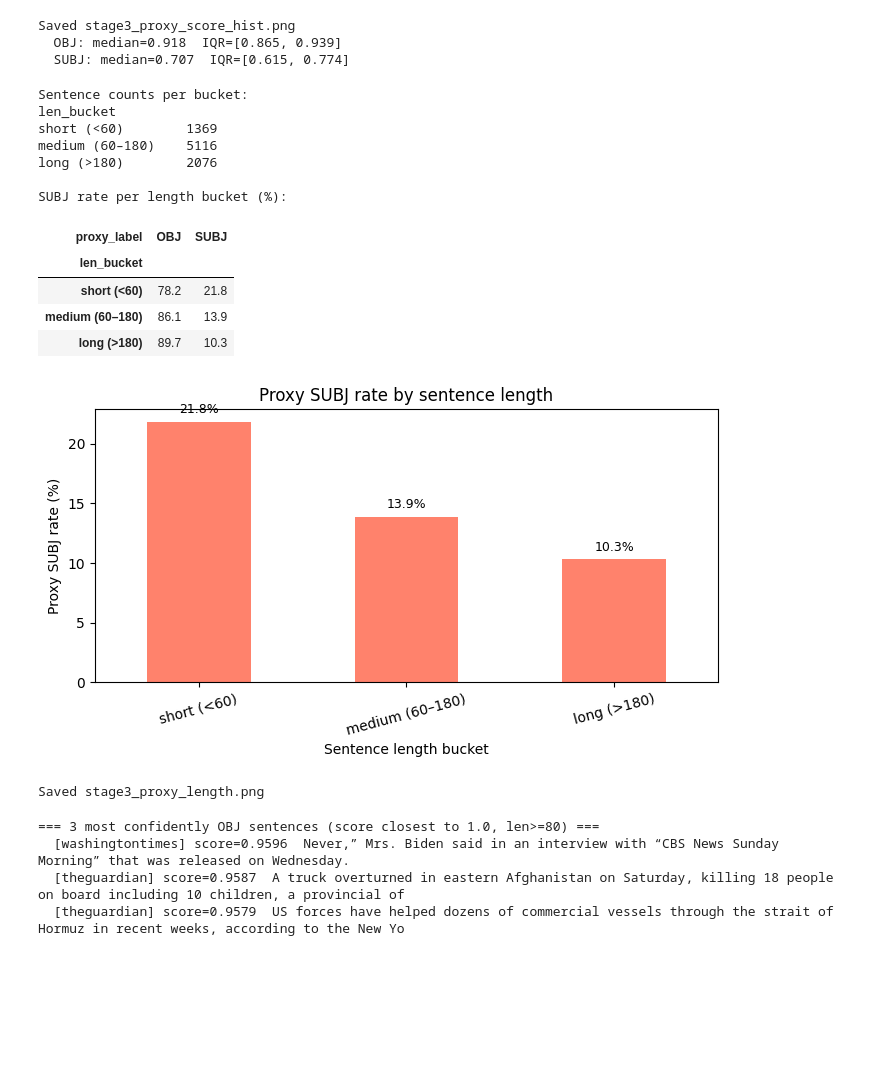
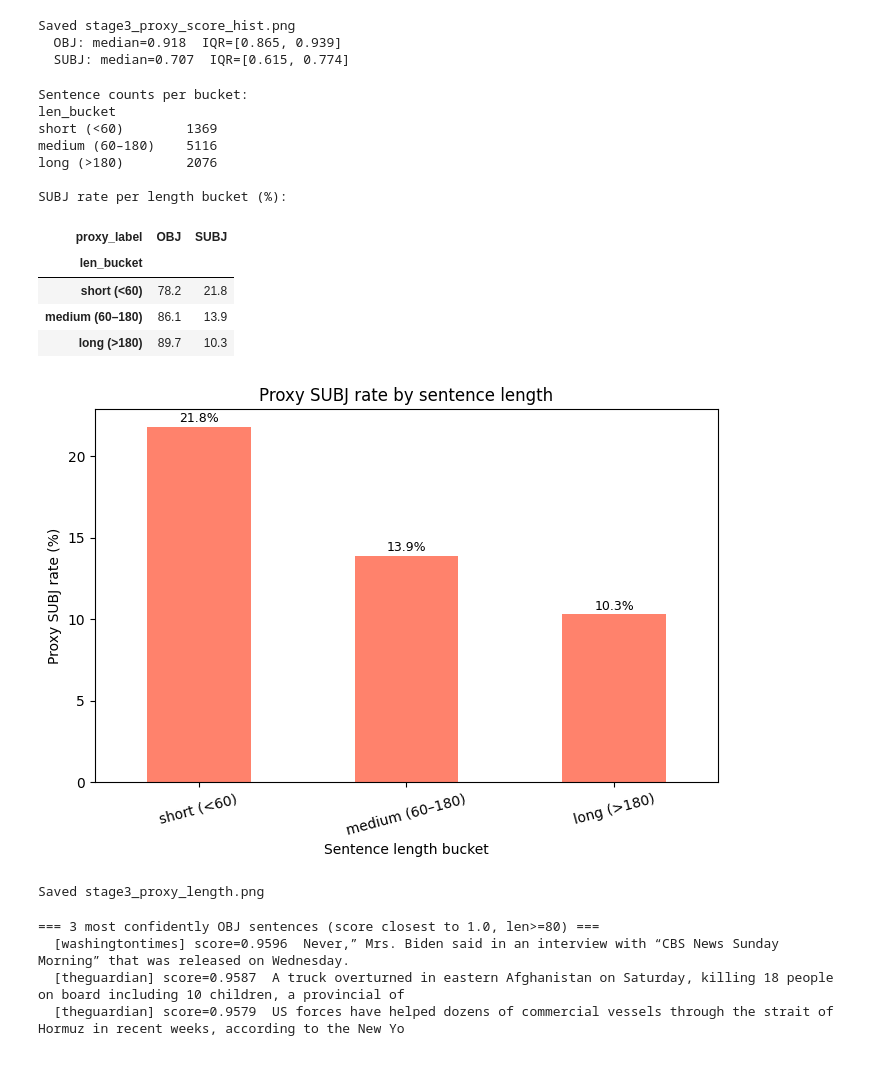
Before and after one commit to vulonviing/subjectivity-bias-pipeline, a Jupyter notebook: notebooks/eda.ipynb, the cells around one changed output. Cells and saved outputs as stored; diff of their text form; code cells hidden in the pictures; blank space fills up the shorter version.

```diff
--- a/notebooks/eda.ipynb
+++ b/notebooks/eda.ipynb
@@ -1119,36 +1119,36 @@ sent['len_bucket'] = pd.cut(sent['n_chars'], bins=bins, labels=labels, right=Fal
 len_ct = pd.crosstab(sent['len_bucket'], sent['proxy_label'], normalize='index').mul(100).round(1)
 len_n  = sent['len_bucket'].value_counts().sort_index()
 print(f"Sentence counts per bucket:\n{len_n.to_string()}\n")
 print("SUBJ rate per length bucket (%):")
 display(len_ct)
 
-fig, ax = plt.subplots(figsize=(7, 4))
+fig, ax = plt.subplots(figsize=(7, 5))
 len_ct['SUBJ'].plot.bar(ax=ax, color='tomato', alpha=0.8)
 ax.set_xlabel('Sentence length bucket')
 ax.set_ylabel('Proxy SUBJ rate (%)')
 ax.set_title('Proxy SUBJ rate by sentence length')
 ax.tick_params(axis='x', rotation=15)
 for bar in ax.patches:
-    ax.text(bar.get_x()+bar.get_width()/2, bar.get_height()+0.5,
+    ax.text(bar.get_x()+bar.get_width()/2, bar.get_height()+0.1,
             f'{bar.get_height():.1f}%', ha='center', va='bottom', fontsize=9)
 fig.tight_layout()
 fig.savefig(FIGS / 'stage3_proxy_length.png', dpi=150)
 plt.show()
 print("Saved stage3_proxy_length.png")
 # %% [output]
 Sentence counts per bucket:
 len_bucket
 short (<60)        1369
 medium (60–180)    5116
 long (>180)        2076
 
 SUBJ rate per length bucket (%):
 | proxy_label | OBJ | SUBJ |
 | len_bucket |  |  |
 | short (<60) | 78.2 | 21.8 |
 | medium (60–180) | 86.1 | 13.9 |
 | long (>180) | 89.7 | 10.3 |
-[figure, old version]
+[figure, new version]
 Saved stage3_proxy_length.png
 # %%
 # ── Proxy: high / uncertain confidence examples ──────────────────────────────
```
Also changed, not shown: parts of 15 cells of this notebook, 6 other files.
